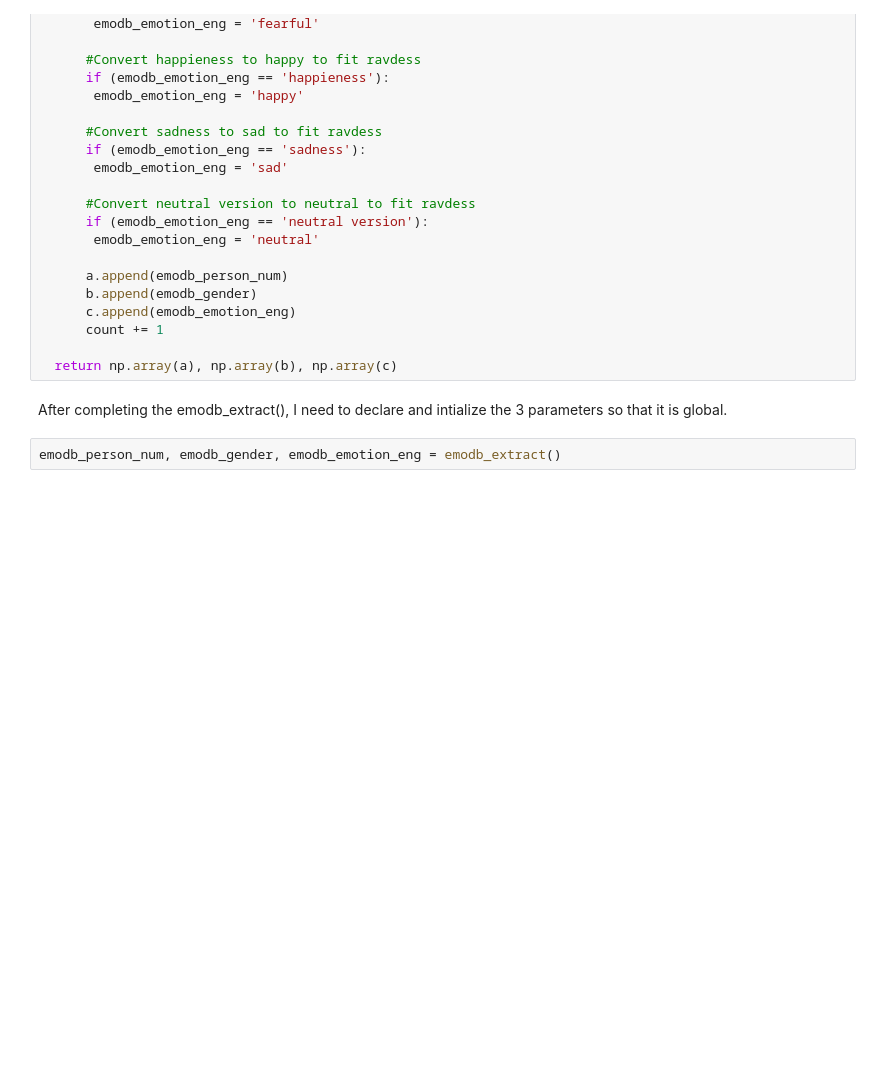
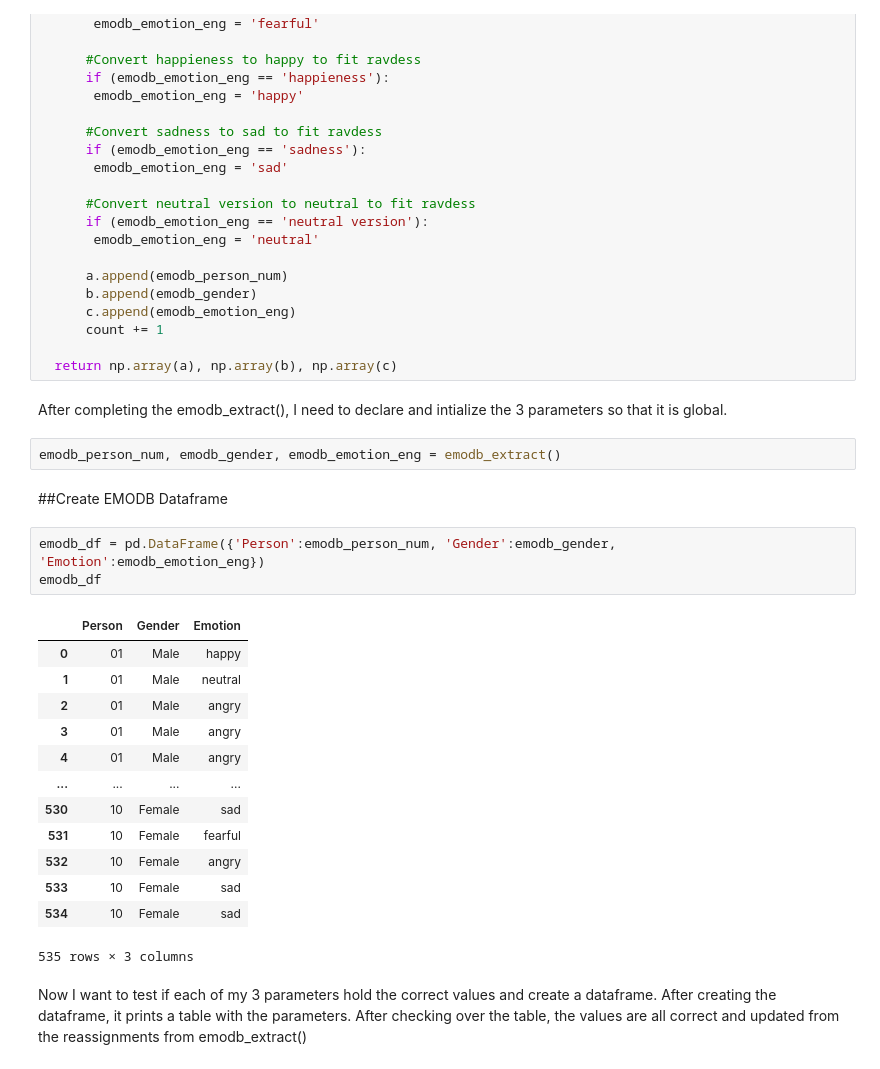
Before and after one commit to SorrenJ/Week-2_Data_Preprocessing, a Jupyter notebook: Week_2_Data_Preprocessing.ipynb, the cells around one changed output. Drawn from its saved outputs; the diff is of its cells as text; blank space fills up the shorter version.

Commit message:
Checked EmoDb Dataframe

```diff
--- a/Week_2_Data_Preprocessing.ipynb
+++ b/Week_2_Data_Preprocessing.ipynb
@@ -1093,3 +1093,24 @@ def emodb_extract():
 After completing the emodb_extract(), I need to declare and intialize the 3 parameters so that it is global.
 # %%
 emodb_person_num, emodb_gender, emodb_emotion_eng = emodb_extract()
+# %% [markdown]
+##Create EMODB Dataframe
+# %%
+emodb_df = pd.DataFrame({'Person':emodb_person_num, 'Gender':emodb_gender, 'Emotion':emodb_emotion_eng})
+emodb_df
+# %% [output]
+|  | Person | Gender | Emotion |
+| 0 | 01 | Male | happy |
+| 1 | 01 | Male | neutral |
+| 2 | 01 | Male | angry |
+| 3 | 01 | Male | angry |
+| 4 | 01 | Male | angry |
+| ... | ... | ... | ... |
+| 530 | 10 | Female | sad |
+| 531 | 10 | Female | fearful |
+| 532 | 10 | Female | angry |
+| 533 | 10 | Female | sad |
+| 534 | 10 | Female | sad |
+535 rows × 3 columns
+# %% [markdown]
+Now I want to test if each of my 3 parameters hold the correct values and create a dataframe. After creating the dataframe, it prints a table with the parameters. After checking over the table, the values are all correct and updated from the reassignments from emodb_extract()
```
Also changed, not shown: parts of 2 cells of this notebook.
